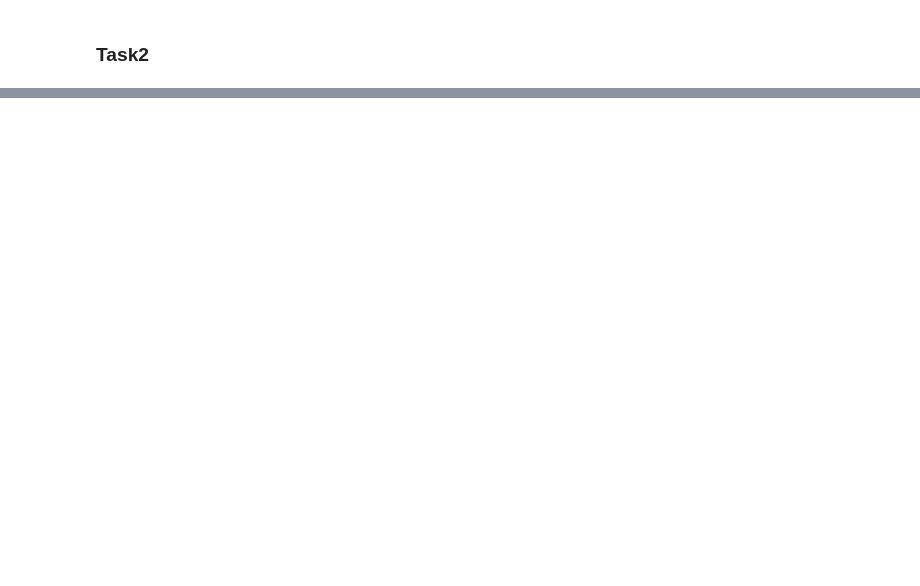
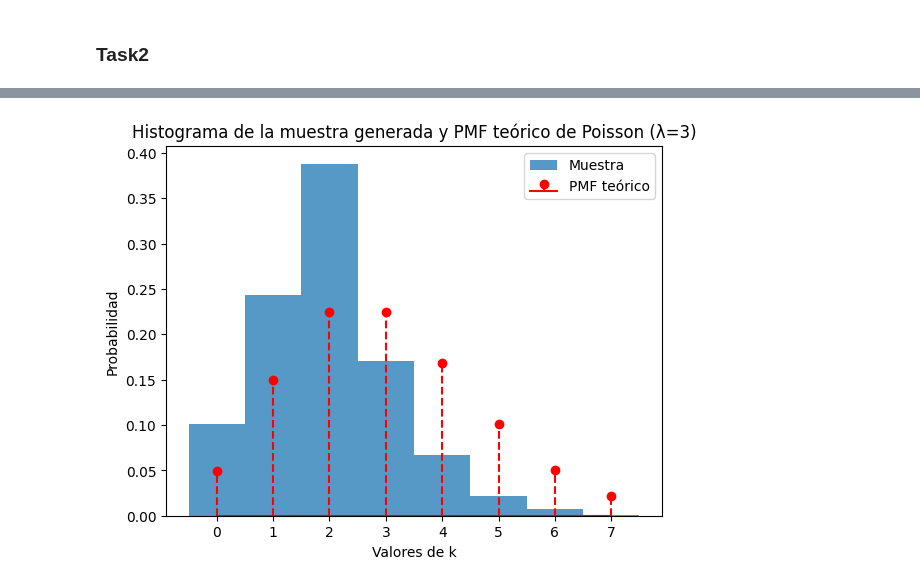
Before and after one commit to Diego-CB/Lab3-ModSim, a Jupyter notebook: parte3.ipynb, the cells around one changed output, grey strips where cells are left out. Cells and saved outputs as stored; diff of their text form; code cells hidden in the pictures; blank space fills up the shorter version.

```diff
--- a/parte3.ipynb
+++ b/parte3.ipynb
@@ -48,0 +55,44 @@ plt.show()
+# %%
+import numpy as np
+import matplotlib.pyplot as plt
+
+# Función de la distribución de Poisson con λ = 3
+def poisson_pmf(k):
+    return np.exp(-3) * (3 ** k) / np.math.factorial(k)
+
+# Función de la distribución exponencial con β = 1
+def exponential_pdf(x):
+    return np.exp(-x)
+
+# Función de cálculo de la constante C
+def calculate_C():
+    k = 3
+    return poisson_pmf(k) / (3 * np.exp(-3) / 2)
+
+# Tamaño de la muestra deseada
+sample_size = 1000
+
+# Generar la muestra utilizando el método de rechazo
+sample = []
+C = calculate_C()
+
+while len(sample) < sample_size:
+    x = np.random.exponential(scale=1)
+    u = np.random.uniform()
+    z = poisson_pmf(int(x)) / (C * exponential_pdf(x))
+
+    if u <= z:
+        sample.append(int(x))
+
+# Graficar el histograma de la muestra generada
+plt.hist(sample, bins=np.arange(-0.5, max(sample) + 1.5, 1), density=True, alpha=0.75, label="Muestra")
+k_values = np.arange(0, max(sample) + 1)
+pmf_values = [poisson_pmf(k) for k in k_values]
+plt.stem(k_values, pmf_values, linefmt='r--', markerfmt='ro', basefmt='r', label="PMF teórico")
+plt.xlabel("Valores de k")
+plt.ylabel("Probabilidad")
+plt.legend()
+plt.title("Histograma de la muestra generada y PMF teórico de Poisson (λ=3)")
+plt.show()
+# %% [output]
+[figure, added]
```
Also changed, not shown: parts of 7 cells of this notebook.
